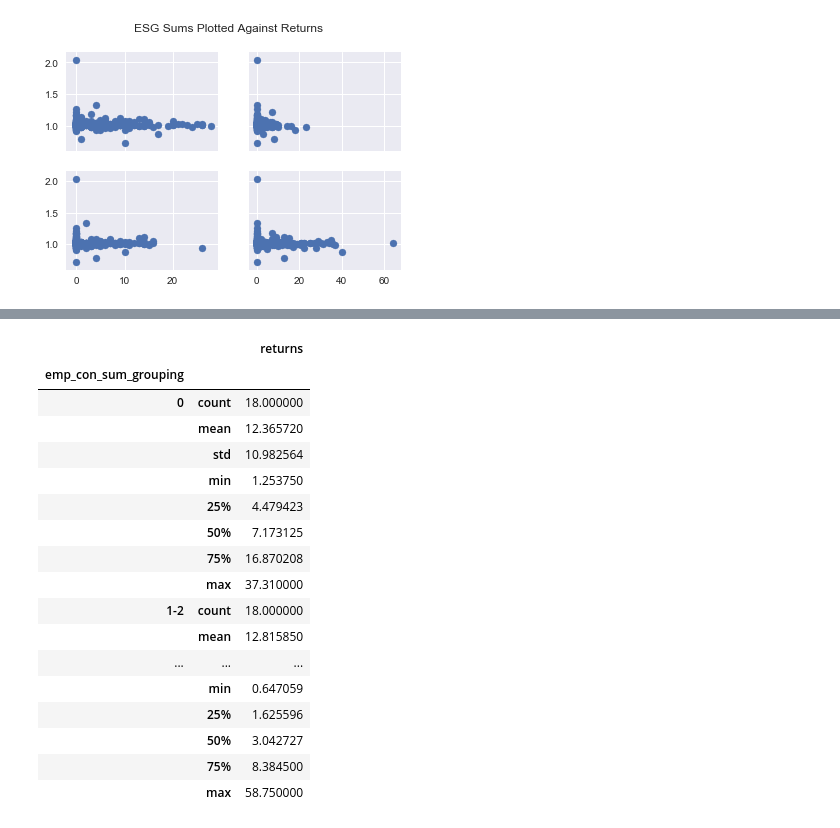
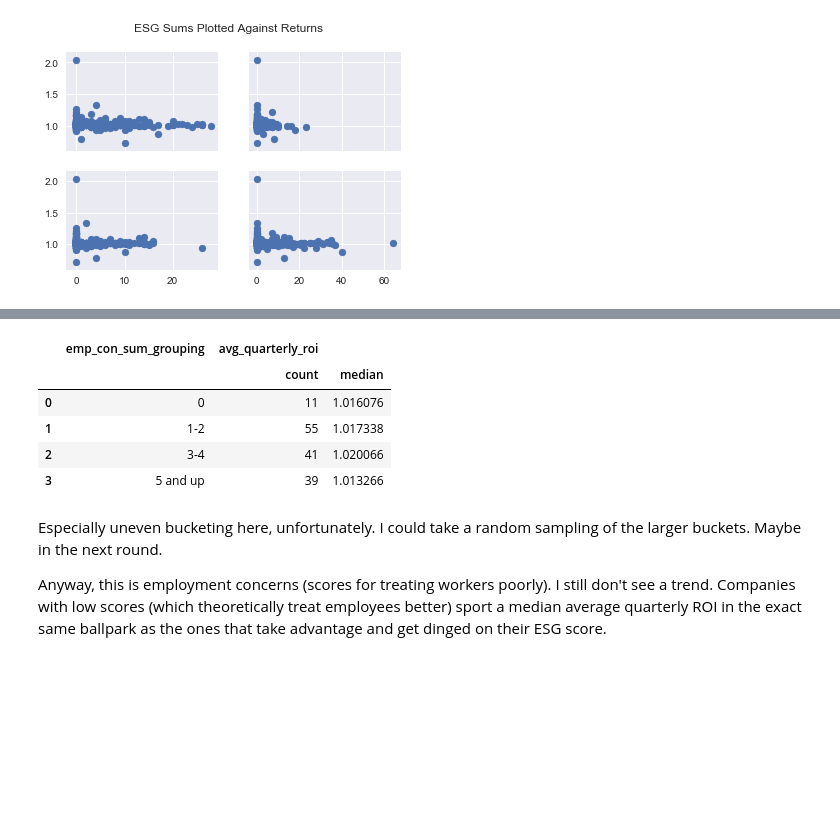
Before and after one commit to chelseatroy/fund_scale, a Jupyter notebook: data_explo/Exploring S&P Ethical Index Data.ipynb, the cells around one changed output, grey strips where cells are left out. Drawn from its saved outputs; the diff is of its cells as text; code cells hidden in the pictures; blank space fills up the shorter version.

```diff
--- a/data_explo/Exploring S&P Ethical Index Data.ipynb
+++ b/data_explo/Exploring S&P Ethical Index Data.ipynb
@@ -250,12 +262,18 @@ Here's our second step for resolving the fact that we have way more samples at t
 def buckets(score):
     if score == 0.0:
         val = '0'
-    if 0.0 < score < 4.0:
-        val = '1-3'
-    if 3.0 < score < 9.0:
-        val = '4-8'
-    if 8.0 < score:
-        val = '9 and up'
+    if 0.0 < score < 2.0:
+        val = '1'
+    if 1.0 < score < 4.0:
+        val = '2-3'
+    if 3.0 < score < 6.0:
+        val = '4-5'
+    if 5.0 < score < 8.0:
+        val = '6-7'
+    if 7.0 < score < 11.0:
+        val = '8-10'
+    if 10.0 < score:
+        val = 'Above 11'
     return val
 
 emp_str_sum['emp_str_sum_grouping'] = emp_str_sum['EMP-str-sum'].apply(buckets)
@@ -321,25 +335,17 @@ emp_con_sum.head()
 # %%
-grouping = emp_con_sum.groupby(['emp_con_sum_grouping'])[['returns']].describe()
-grouping
+grouping = emp_con_sum.groupby(['emp_con_sum_grouping'])[['avg_quarterly_roi']].agg(['count', 'median']).reset_index()
+grouping.sort_values('emp_con_sum_grouping')
 # %% [output]
-|  |  | returns |
-| emp_con_sum_grouping |  |  |
-| 0 | count | 18.000000 |
-|  | mean | 12.365720 |
-|  | std | 10.982564 |
-|  | min | 1.253750 |
-|  | 25% | 4.479423 |
-|  | 50% | 7.173125 |
-|  | 75% | 16.870208 |
-|  | max | 37.310000 |
-| 1-2 | count | 18.000000 |
-|  | mean | 12.815850 |
-| ... | ... | ... |
-|  | min | 0.647059 |
-|  | 25% | 1.625596 |
-|  | 50% | 3.042727 |
-|  | 75% | 8.384500 |
-|  | max | 58.750000 |
+|  | emp_con_sum_grouping | avg_quarterly_roi |  |
+|  |  | count | median |
+| 0 | 0 | 11 | 1.016076 |
+| 1 | 1-2 | 55 | 1.017338 |
+| 2 | 3-4 | 41 | 1.020066 |
+| 3 | 5 and up | 39 | 1.013266 |
+# %% [markdown]
+Especially uneven bucketing here, unfortunately. I could take a random sampling of the larger buckets. Maybe in the next round.
+
+Anyway, this is employment concerns (scores for treating workers poorly). I still don't see a trend. Companies with low scores (which theoretically treat employees better) sport a median average quarterly ROI in the exact same ballpark as the ones that take advantage and get dinged on their ESG score.
 # %%
 esg_sum_zero = all_data[all_data['ENV-str-sum'] == 0.0]
 twenty_examples = esg_sum_zero.sample(20)
```
Also changed, not shown: parts of 32 cells of this notebook.
